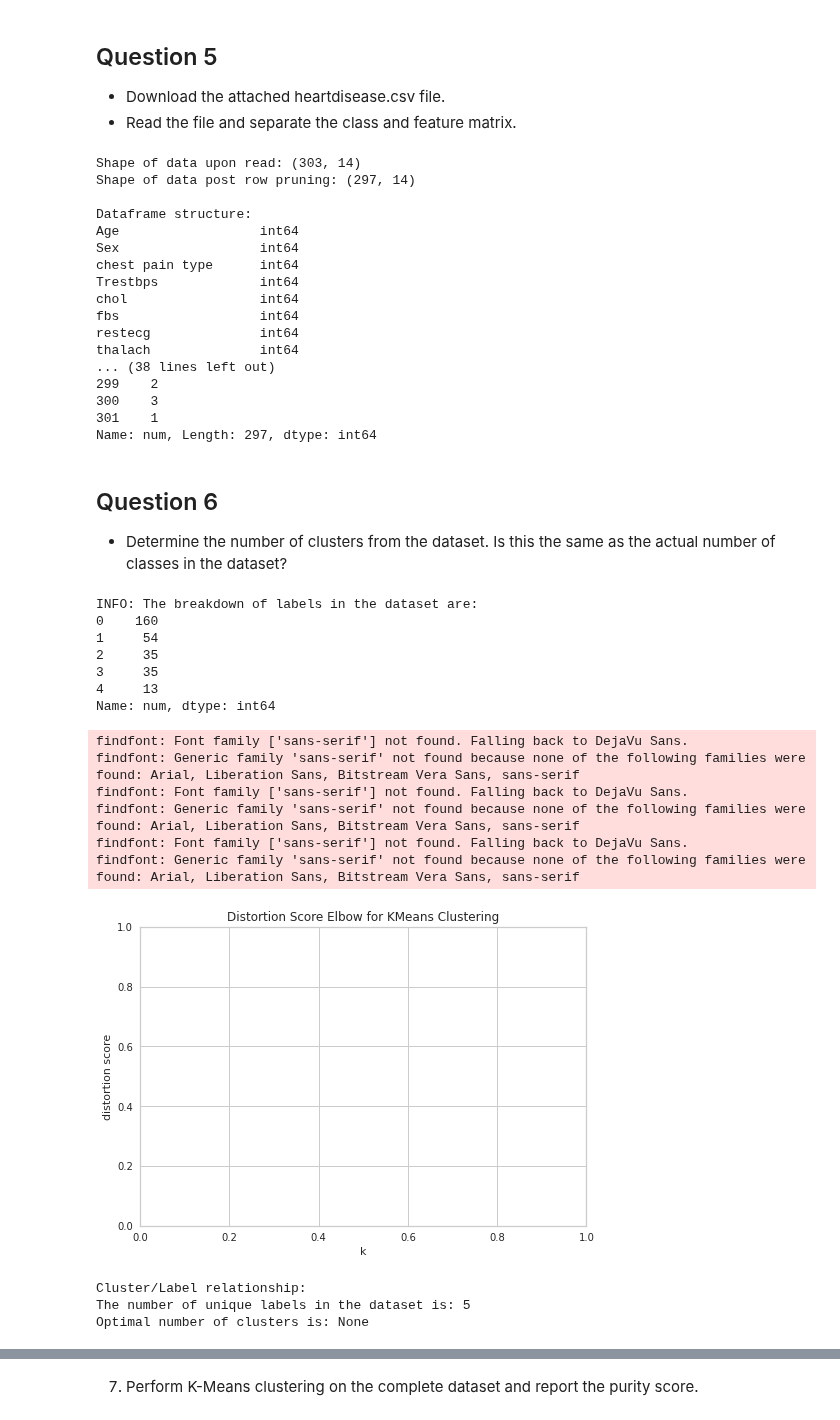
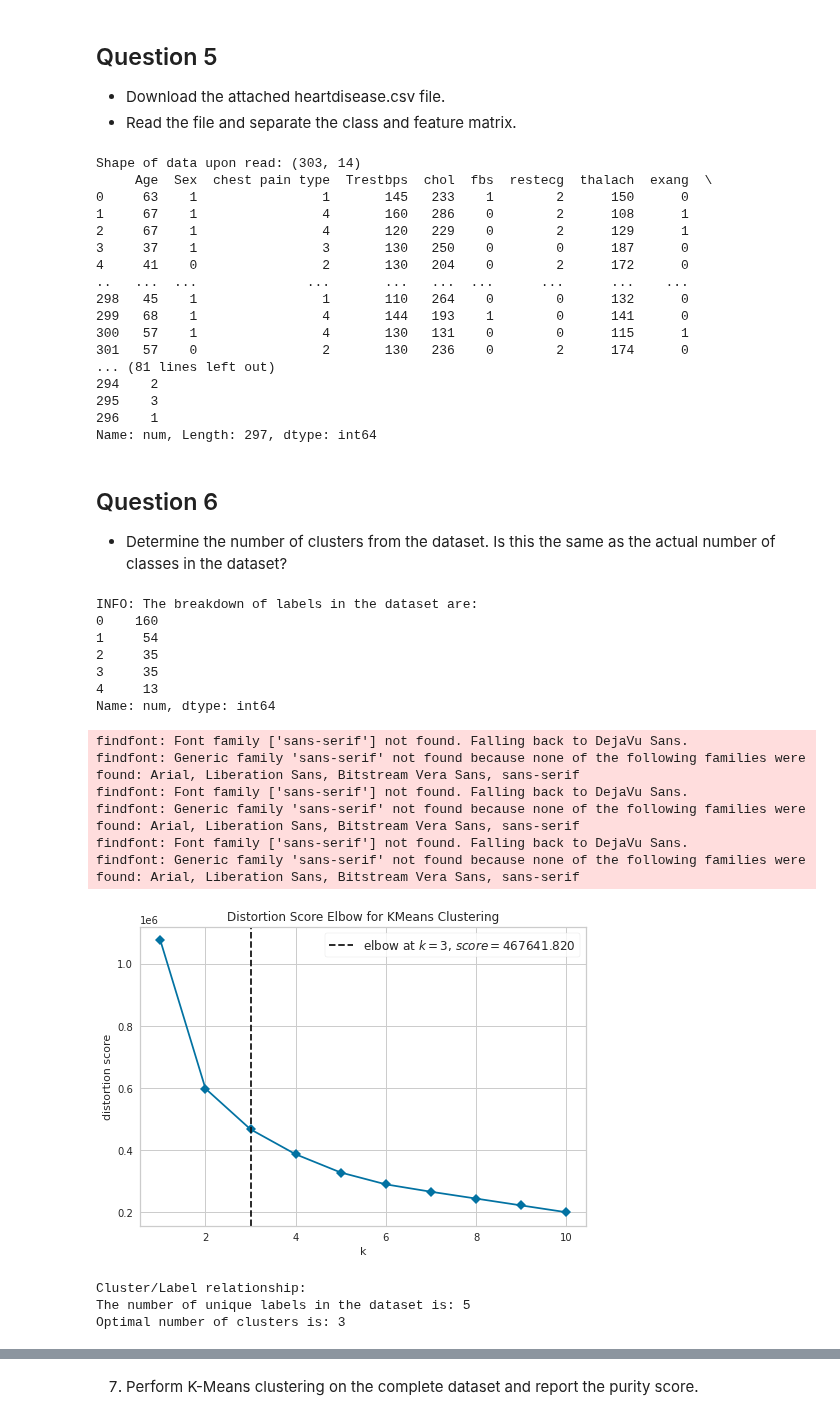
Before and after one commit to bryonbaker/SIT720, a Jupyter notebook: Ass2/SIT720_A2-2_85031775.ipynb, the cells around one changed output, grey strips where cells are left out. Drawn from its saved outputs; the diff is of its cells as text; code cells hidden in the pictures.

```diff
--- a/Ass2/SIT720_A2-2_85031775.ipynb
+++ b/Ass2/SIT720_A2-2_85031775.ipynb
@@ -61,14 +70,15 @@ import ssl
 ssl._create_default_https_context = ssl._create_unverified_context
 
 url = 'https://raw.githubusercontent.com/bryonbaker/datasets/main/SIT720/Ass2/heartdisease.csv'
-full_df = pd.read_csv(url)
+unpruned_df = pd.read_csv(url)
 
-print("Shape of data upon read: {}".format(full_df.shape))
+print("Shape of data upon read: {}".format(unpruned_df.shape))
 # Drop the rows with missing values
-full_df = full_df[~full_df.eq("?").any(1)]
-# The ? in the missing values sets the column type to object. Change the column to numeric.
-numericFeatures = pd.Series(["ca", "thal"], copy = False)
-full_df[numericFeatures] = full_df[numericFeatures].apply(pd.to_numeric)
+unpruned_df = unpruned_df.apply (pd.to_numeric, errors='coerce')# Anything non-numeric is NaN
+print(unpruned_df)
+unpruned_df = unpruned_df.dropna()
+full_df = unpruned_df.reset_index(drop=True)
+
 # Display meta data about the dataframe.
 print("Shape of data post row pruning: {}\n".format(full_df.shape))
 print("Dataframe structure:\n{}".format(full_df.dtypes))
@@ -76,29 +86,31 @@ print("Dataframe structure:\n{}".format(full_df.dtypes))
 # Separate the features form the labels
 X = full_df.drop(['num'], axis=1)
 y = full_df['num']
+print(f"X shape: {X.shape}")
+print(f"y shape: {y.shape}")
 
 # Display information about the contents to aid quality inspection.
 print("\n"+"*"*75)
 print("Dataframe Content Summary\n"+"*"*75)
-print("\nFeatures:\n"+"="*10+"\n{}".format(X.head()))
+print("\nFeatures:\n"+"="*10+"\n{}".format(X))
 print("\nClasses:\n"+"="*10+"\n{}".format(y))
 # %% [output]
 Shape of data upon read: (303, 14)
-Shape of data post row pruning: (297, 14)
-
-Dataframe structure:
-Age                  int64
-Sex                  int64
-chest pain type      int64
-Trestbps             int64
-chol                 int64
-fbs                  int64
-restecg              int64
-thalach              int64
-... (38 lines left out)
-299    2
-300    3
-301    1
+     Age  Sex  chest pain type  Trestbps  chol  fbs  restecg  thalach  exang  \
+0     63    1                1       145   233    1        2      150      0
+1     67    1                4       160   286    0        2      108      1
+2     67    1                4       120   229    0        2      129      1
+3     37    1                3       130   250    0        0      187      0
+4     41    0                2       130   204    0        2      172      0
+..   ...  ...              ...       ...   ...  ...      ...      ...    ...
+298   45    1                1       110   264    0        0      132      0
+299   68    1                4       144   193    1        0      141      0
+300   57    1                4       130   131    0        0      115      1
+301   57    0                2       130   236    0        2      174      0
+... (81 lines left out)
+294    2
+295    3
+296    1
 Name: num, Length: 297, dtype: int64
 # %% [markdown]
 ## Question 6
@@ -106,36 +118,36 @@ Name: num, Length: 297, dtype: int64
 # %%
 # Scan through the labels and count the number of unique values.
 num_labels = y.nunique()
 print("INFO: The breakdown of labels in the dataset are:\n{}".format(y.value_counts()))
 
 # Find the optimal number of clusters for the dataset
 model = KMeans()
 elbowChart = KElbowVisualizer(model, k=(1, 11), timings=False)
 
-elbowChart.fit_transform(X) # Fit the data to the visualiser
+elbowChart.fit(X) # Fit the data to the visualiser
 elbowChart.show() # Plot the graph and the elbow
 plt.show()
 optimalClusters = elbowChart.elbow_value_
 
 print("Cluster/Label relationship:")
 print(f"The number of unique labels in the dataset is: {num_labels}")
 print(f"Optimal number of clusters is: {optimalClusters}")
 # %% [output]
 INFO: The breakdown of labels in the dataset are:
 0    160
 1     54
 2     35
 3     35
 4     13
 Name: num, dtype: int64
 findfont: Font family ['sans-serif'] not found. Falling back to DejaVu Sans.
 findfont: Generic family 'sans-serif' not found because none of the following families were found: Arial, Liberation Sans, Bitstream Vera Sans, sans-serif
 findfont: Font family ['sans-serif'] not found. Falling back to DejaVu Sans.
 findfont: Generic family 'sans-serif' not found because none of the following families were found: Arial, Liberation Sans, Bitstream Vera Sans, sans-serif
 findfont: Font family ['sans-serif'] not found. Falling back to DejaVu Sans.
 findfont: Generic family 'sans-serif' not found because none of the following families were found: Arial, Liberation Sans, Bitstream Vera Sans, sans-serif
-[figure, old version]
+[figure, new version]
 Cluster/Label relationship:
 The number of unique labels in the dataset is: 5
-Optimal number of clusters is: None
+Optimal number of clusters is: 3
 # %%
```
Also changed, not shown: parts of 8 cells of this notebook.
